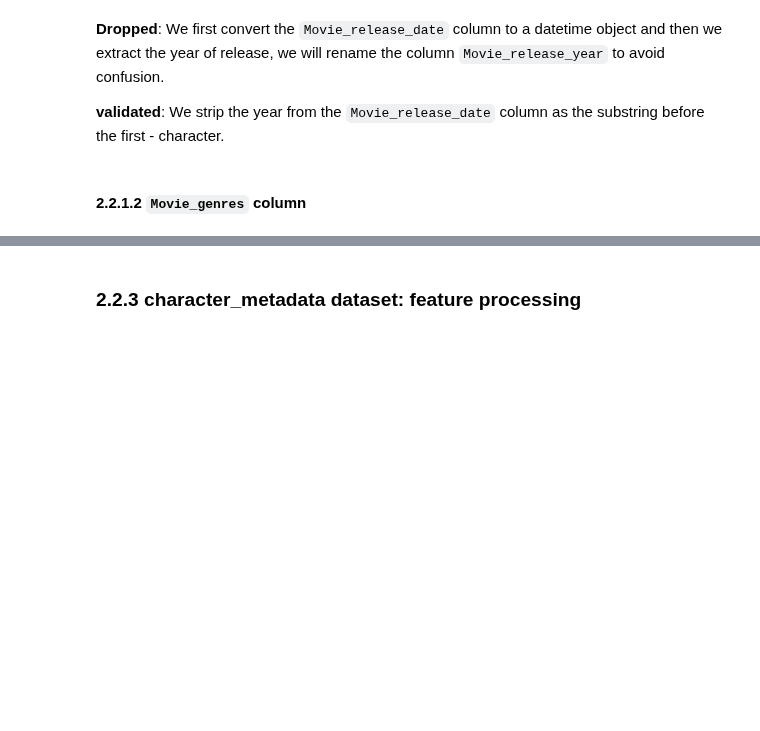
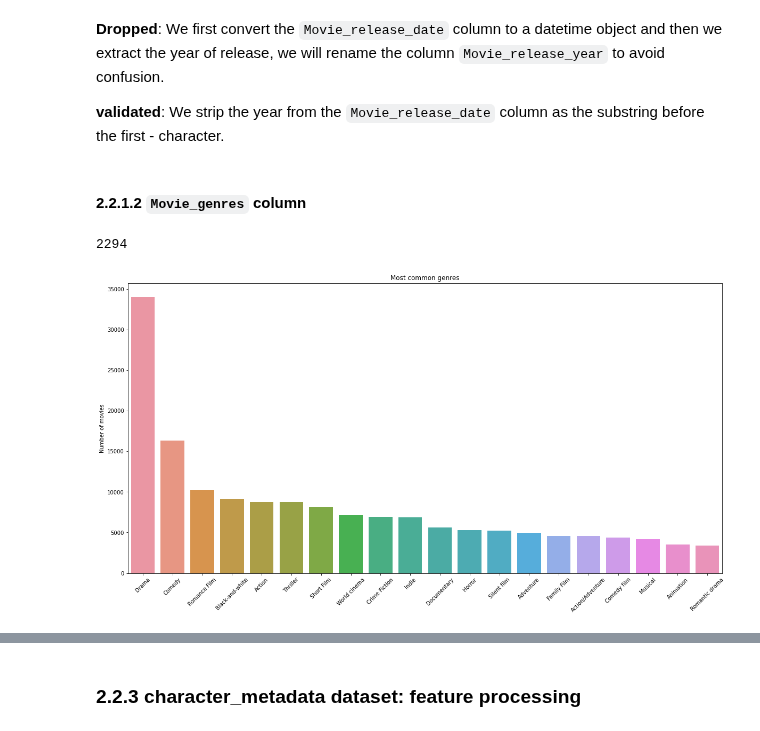
Before and after one commit to epfl-ada/ada-2022-project-addaxx, a Jupyter notebook: CMU.ipynb, the cells around one changed output, grey strips where cells are left out. Saved outputs shown, nothing was run; the diff lists cells and outputs as text; code cells hidden in the pictures; blank space fills up the shorter version.

Commit message:
movie metadata over
movie metadata over

```diff
--- a/CMU.ipynb
+++ b/CMU.ipynb
@@ -171,5 +171,30 @@ movies_metadata.drop(['Movie_release_date'], axis=1, inplace=True)
 # %%
 # function that coverts the string to a dictionary
 def convert_to_dict(string):
-    if string == '\\N':
-        return {}
+    if isinstance(string, str):
+        if string == '{}':
+            return {}
+        else:
+            string = string.replace('{', '').replace('}', '').replace('"', '')
+            string = string.split(',')
+            string = [x.split(':') for x in string]
+            dictionnary = {x[0].strip(): x[1].strip() for x in string}
+            return dictionnary
+# %%
+# apply the function to the genres column
+movies_metadata['Movie_genres'] = movies_metadata['Movie_genres'].apply(convert_to_dict)
+# %%
+# show the number of missing values in the genres column (empty dictionaries)
+movies_metadata[movies_metadata['Movie_genres'] == {}].shape[0]
+# %% [output]
+2294
+# %%
+# visualize the most common genres
+plt.figure(figsize=(20, 10))
+plt.title('Most common genres')
+plt.ylabel('Number of movies')
+sns.barplot(x=[x for x, y in Counter([x for y in movies_metadata['Movie_genres'].values for x in y.values()]).most_common(20)], y=[y for x, y in Counter([x for y in movies_metadata['Movie_genres'].values for x in y.values()]).most_common(20)])
+plt.xticks(rotation=45)
+plt.show()
+# %% [output]
+[figure, added]
```
Also changed, not shown: parts of 6 cells of this notebook.
